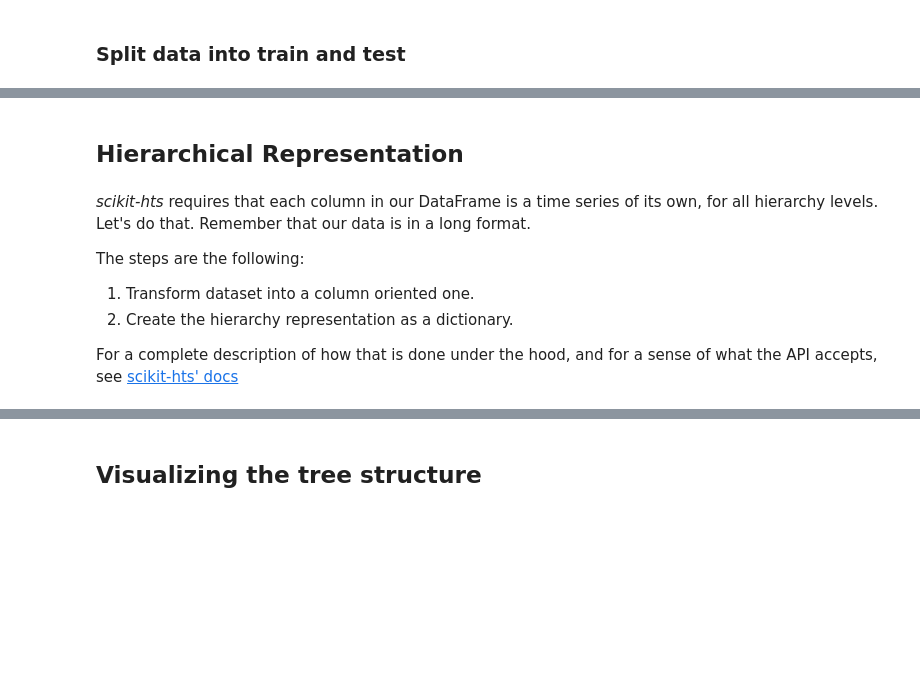
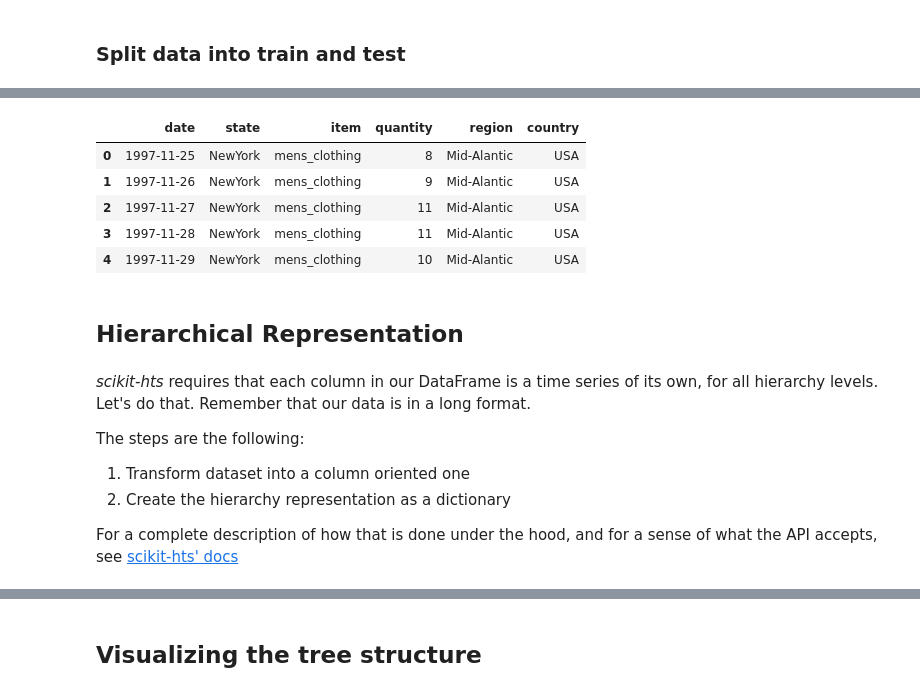
Before and after one commit to aws-samples/amazon-sagemaker-hierarchical-forecasting, a Jupyter notebook: hierarchical-forecasting-retail.ipynb, the cells around one changed output, grey strips where cells are left out. Saved outputs shown, nothing was run; the diff lists cells and outputs as text; code cells hidden in the pictures; blank space fills up the shorter version.

```diff
--- a/hierarchical-forecasting-retail.ipynb
+++ b/hierarchical-forecasting-retail.ipynb
@@ -176,0 +298,10 @@ s3_client.upload_file("test.csv", bucket, pref+"/test.csv")
+# %%
+product = df_train[(df_train['item'] == "mens_clothing")]
+product.head()
+# %% [output]
+|  | date | state | item | quantity | region | country |
+| 0 | 1997-11-25 | NewYork | mens_clothing | 8 | Mid-Alantic | USA |
+| 1 | 1997-11-26 | NewYork | mens_clothing | 9 | Mid-Alantic | USA |
+| 2 | 1997-11-27 | NewYork | mens_clothing | 11 | Mid-Alantic | USA |
+| 3 | 1997-11-28 | NewYork | mens_clothing | 11 | Mid-Alantic | USA |
+| 4 | 1997-11-29 | NewYork | mens_clothing | 10 | Mid-Alantic | USA |
@@ -181,8 +348,8 @@ s3_client.upload_file("test.csv", bucket, pref+"/test.csv")
 
 The steps are the following:
 
-1. Transform dataset into a column oriented one.
-2. Create the hierarchy representation as a dictionary.
+1. Transform dataset into a column oriented one
+2. Create the hierarchy representation as a dictionary
 
 For a complete description of how that is done under the hood, and for a sense of what the API accepts, see [scikit-hts' docs](https://scikit-hts.readthedocs.io/en/latest/hierarchy.html)
 # %%
```
Also changed, not shown: parts of 51 cells of this notebook, 4 other files.
